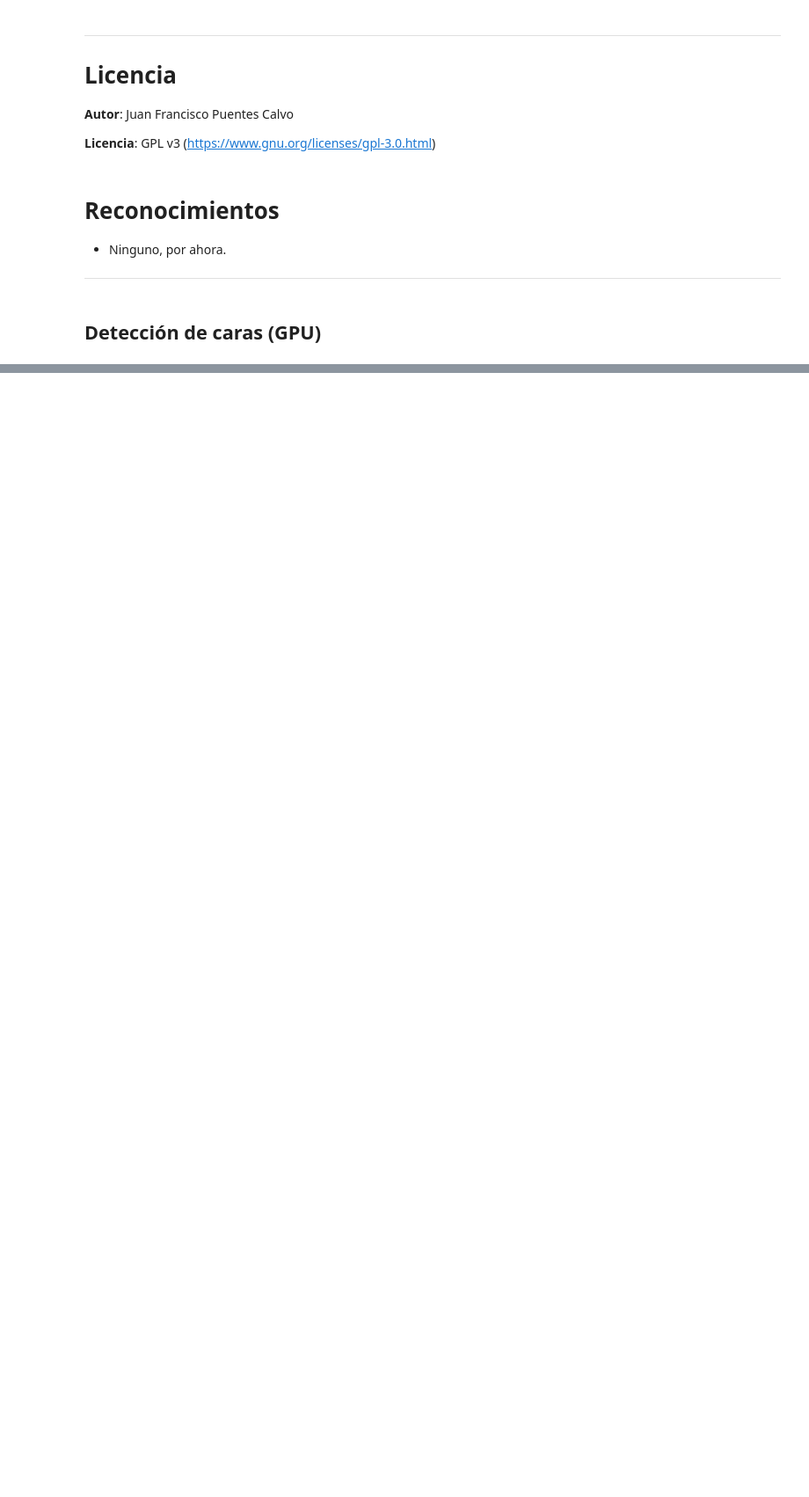
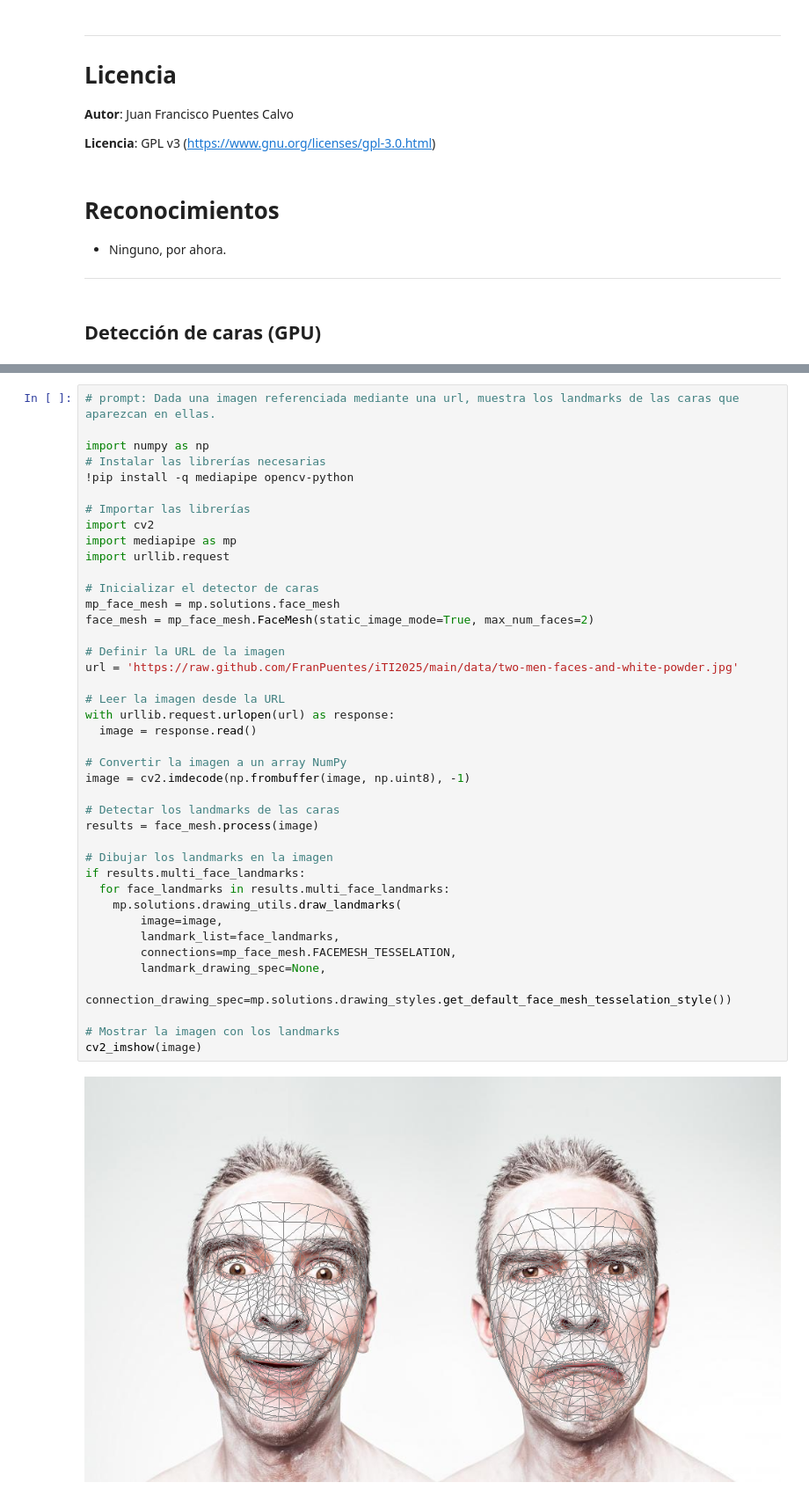
Before and after one commit to FranPuentes/iTI2025, a Jupyter notebook: 06 detección de expresiones faciales.ipynb, the cells around one changed output, grey strips where cells are left out. Shown: that part at 88% size. Cells and saved outputs as stored; diff of their text form; blank space fills up the shorter version.

```diff
--- a/06 detección de expresiones faciales.ipynb
+++ b/06 detección de expresiones faciales.ipynb
@@ -61,0 +23,43 @@ HTTPError: HTTP Error 403: Forbidden
+# %%
+# prompt: Dada una imagen referenciada mediante una url, muestra los landmarks de las caras que aparezcan en ellas.
+
+import numpy as np
+# Instalar las librerías necesarias
+!pip install -q mediapipe opencv-python
+
+# Importar las librerías
+import cv2
+import mediapipe as mp
+import urllib.request
+
+# Inicializar el detector de caras
+mp_face_mesh = mp.solutions.face_mesh
+face_mesh = mp_face_mesh.FaceMesh(static_image_mode=True, max_num_faces=2)
+
+# Definir la URL de la imagen
+url = 'https://raw.github.com/FranPuentes/iTI2025/main/data/two-men-faces-and-white-powder.jpg'
+
+# Leer la imagen desde la URL
+with urllib.request.urlopen(url) as response:
+  image = response.read()
+
+# Convertir la imagen a un array NumPy
+image = cv2.imdecode(np.frombuffer(image, np.uint8), -1)
+
+# Detectar los landmarks de las caras
+results = face_mesh.process(image)
+
+# Dibujar los landmarks en la imagen
+if results.multi_face_landmarks:
+  for face_landmarks in results.multi_face_landmarks:
+    mp.solutions.drawing_utils.draw_landmarks(
+        image=image,
+        landmark_list=face_landmarks,
+        connections=mp_face_mesh.FACEMESH_TESSELATION,
+        landmark_drawing_spec=None,
+        connection_drawing_spec=mp.solutions.drawing_styles.get_default_face_mesh_tesselation_style())
+
+# Mostrar la imagen con los landmarks
+cv2_imshow(image)
+# %% [output]
+[figure, added]
```
Also changed, not shown: parts of 4 cells of this notebook, 2 other files.
